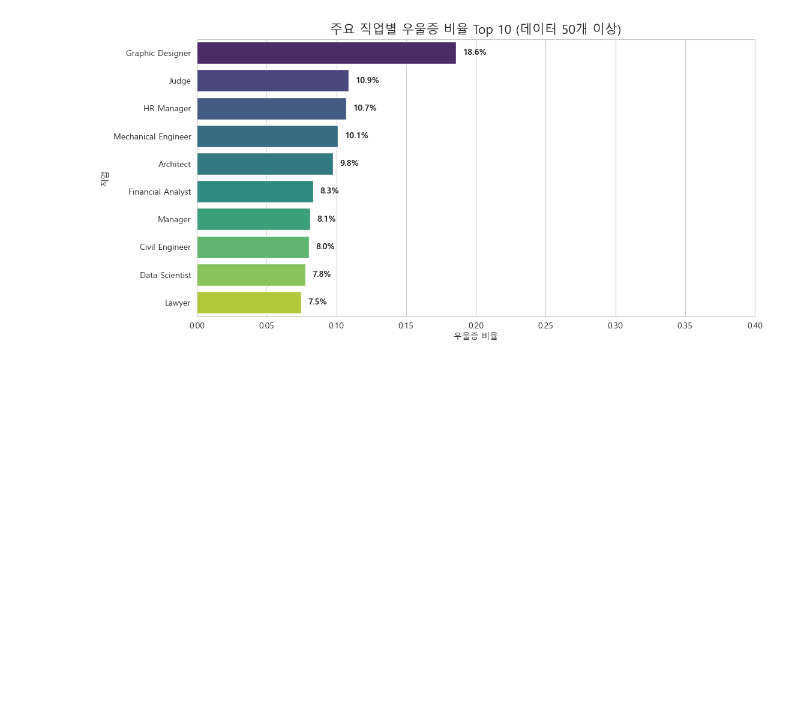
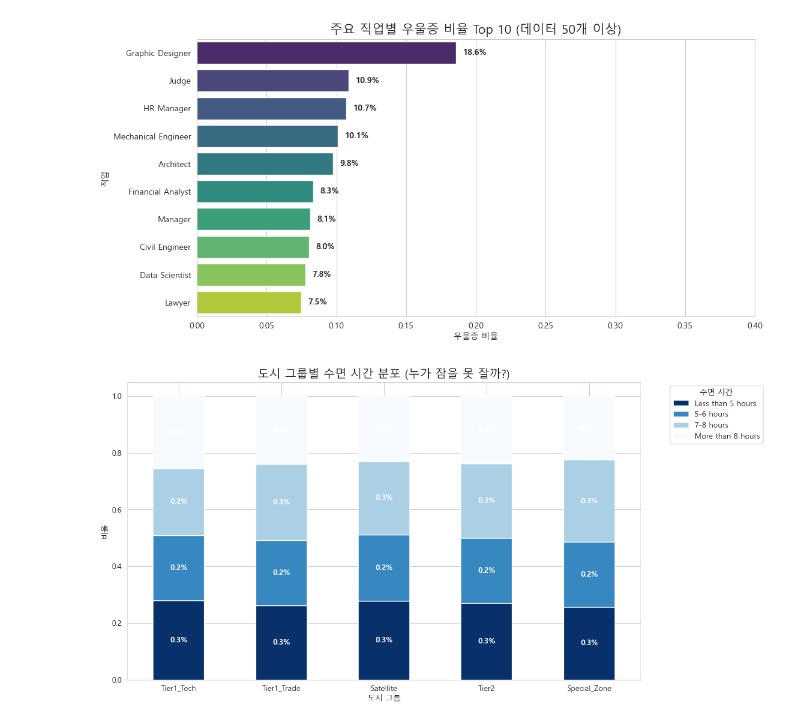
Before and after one commit to morerule/first-repository, a Jupyter notebook: mental.ipynb, the cells around one changed output. Cells and saved outputs as stored; diff of their text form; code cells hidden in the pictures; blank space fills up the shorter version.

```diff
--- a/mental.ipynb
+++ b/mental.ipynb
@@ -1012,3 +1012,29 @@ for i, v in enumerate(job_depression_clean.values):
 plt.show()
 # %% [output]
 [figure]
+# %%
+# 1. 수면 시간 순서 정의
+sleep_order = ['Less than 5 hours', '5-6 hours', '7-8 hours', 'More than 8 hours']
+
+# 2. 도시 그룹별 수면 시간 분포 계산 (비율)
+# crosstab을 사용하여 도시별로 각 수면 시간 응답 비율을 구함
+city_sleep = pd.crosstab(df_pro['City_Group'], df_pro['Sleep Duration'], normalize='index')
+city_sleep = city_sleep[sleep_order] # 순서 정렬
+city_sleep = city_sleep.reindex(['Tier1_Tech', 'Tier1_Trade', 'Satellite', 'Tier2', 'Special_Zone']) # 도시 순서 정렬
+
+# 3. 시각화 (Stacked Bar Chart)
+ax = city_sleep.plot(kind='bar', stacked=True, figsize=(12, 7), colormap='Blues_r')
+
+plt.title('도시 그룹별 수면 시간 분포 (누가 잠을 못 잘까?)', fontsize=15)
+plt.xlabel('도시 그룹')
+plt.ylabel('비율')
+plt.legend(title='수면 시간', bbox_to_anchor=(1.05, 1), loc='upper left')
+plt.xticks(rotation=0)
+
+# 막대 안에 비율(%) 표시
+for c in ax.containers:
+    ax.bar_label(c, fmt='%.1f%%', label_type='center', color='white', fontweight='bold')
+
+plt.show()
+# %% [output]
+[figure, added]
```
Also changed, not shown: parts of 19 cells of this notebook.
